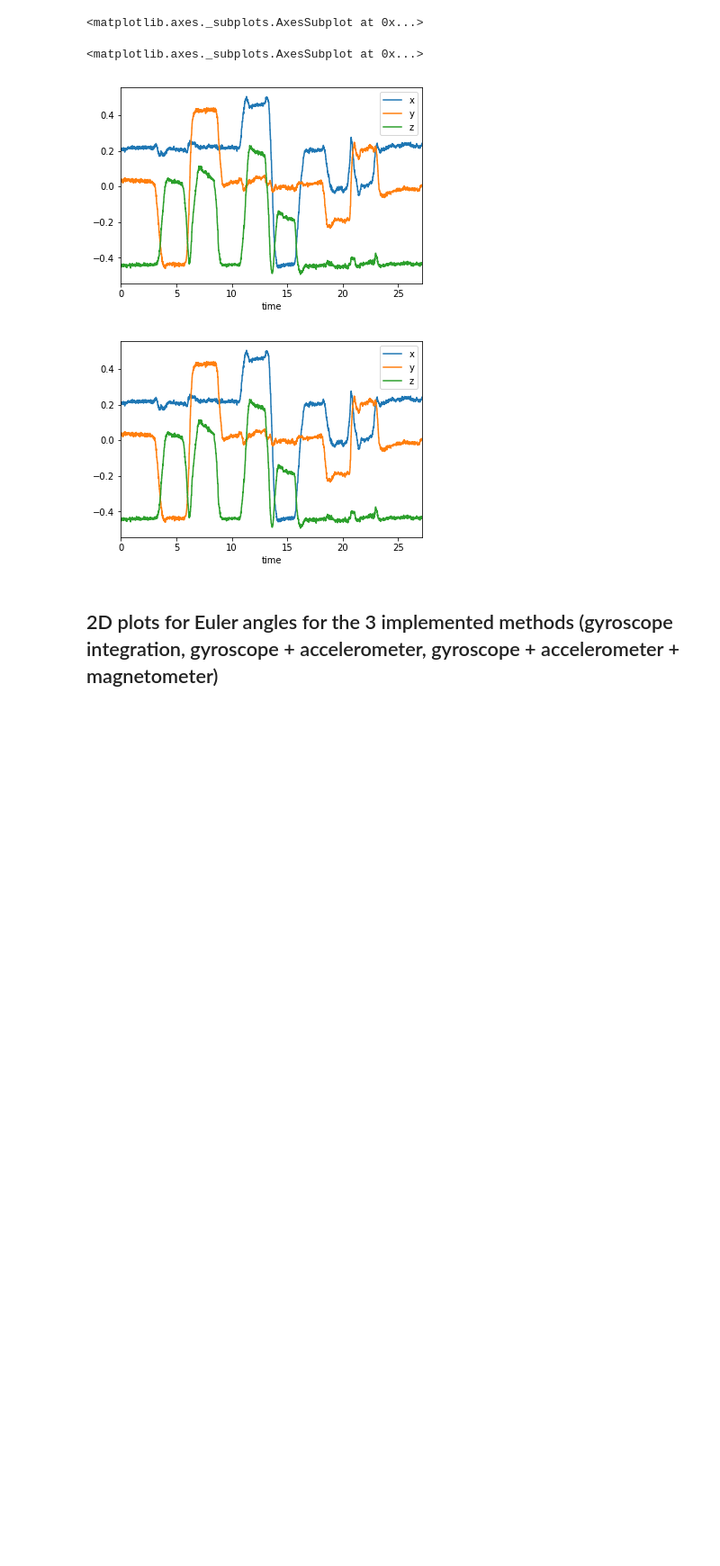
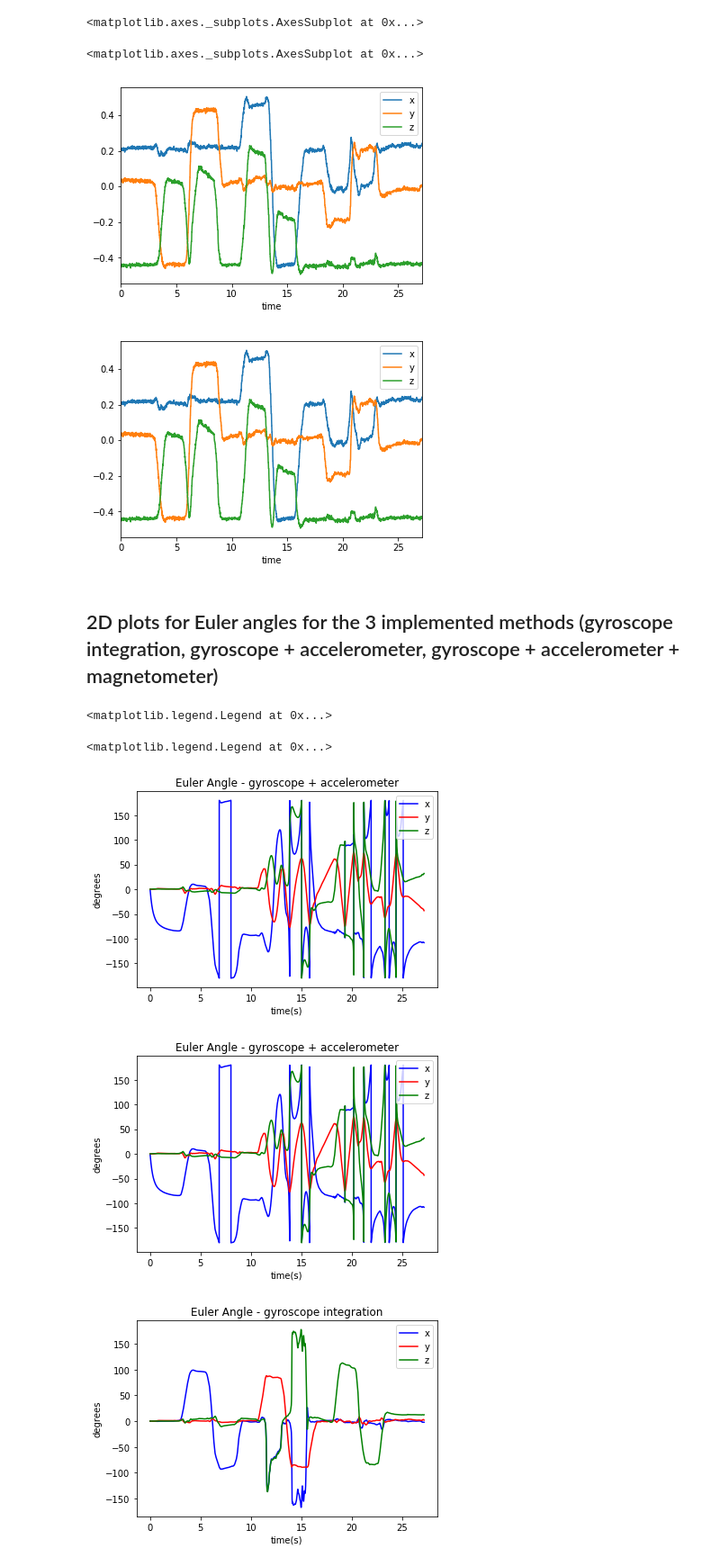
Before and after one commit to Fatema/imu, a Jupyter notebook: imu-prototype.ipynb, the cells around one changed output. Shown at 90% size. Drawn from its saved outputs; the diff is of its cells as text; code cells hidden in the pictures; blank space fills up the shorter version.

```diff
--- a/imu-prototype.ipynb
+++ b/imu-prototype.ipynb
@@ -222,7 +222,7 @@ def quaternions2euler(quaternion):
 
     # yaw (y-axis rotation)
     yaw = -math.asin(2 * q_x * q_z + 2 * q_w * q_y)
-    return np.array([[pitch, yaw, roll]])
+    return np.array([pitch, yaw, roll])
 # %% [markdown]
 The quaternion conjugate has the form of
 q' = q0 − iq1 − jq2 − kq3
@@ -253,20 +253,10 @@ $ q(v, \theta) = (cos(\theta/2), v_x sin(\theta/2), v_y sin(\theta/2), v_z sin(\
 def axisAngle2quaternion(axis, angle):
     v_x, v_y, v_z = axis[0]
     half_angle = angle / 2
-    return np.array([[math.cos(half_angle), v_x * math.sin(half_angle), v_y * math.sin(half_angle), v_z * math.sin(half_angle)]])
+    return np.array([[math.cos(half_angle), -v_x * math.sin(half_angle), -v_y * math.sin(half_angle), -v_z * math.sin(half_angle)]])
 # %% [markdown]
 ### dead reckoning filter
 $q_{k-1}$ represent the estimated orientation at stage k - 1, $q_0$ equals the intial, identity quaternion.
 $q(v, \theta)$ represent the axis-angle representation of gyroscope reading at stage k, $w_k$, where $v = \frac{w_k}{||w_k||}$ and $\theta = ||w_k||\Delta t$
 The estimated orientation for the stage k:
 $$q_{k} = q_{k-1} \otimes q(v, \theta)$$
-# %%
-q = np.array([[1.0,0,0,0]])
-orientation_est = [q]
-dt = 0.003906
-for index, row in gyroscope_data.iterrows():
-    q_gyro = np.array([[0, row['x'], row['y'], row['z']]])
-    q_dot = 0.5 * quaternions_product(q, q_gyro)
-    q = np.add(q, q_dot * dt)
-    q = np.divide(q, np.sqrt(np.sum(np.square(q)))) #normalize
-    orientation_est += [q]
@@ -335,7 +319,7 @@ def imu_gyro(n, gyroscope_data,
         v = np.divide(w_k, l)
         theta = l * dt
         q_gyro = axisAngle2quaternion(v, theta)
-        q_k = quaternions_product(q[i], q_gyro)
+        q_k = quaternions_product(q_gyro, q[i]) # the book have the product swapped between those two
 
         q += [q_k]
 
@@ -693,0 +654,58 @@ plt.legend(loc='upper right')
+# %%
+plt.clf()
+
+time = imu_data['time'].values
+
+plt.figure(0)
+plt.xlabel('time(s)')
+plt.ylabel('degrees')
+plt.title('Euler Angle - gyroscope integration')
+xdata = []
+ydata = []
+zdata = []
+for row in euler_imu_gyro:
+    xdata += [row[0][0]]
+    ydata += [row[0][1]]
+    zdata += [row[0][2]]
+plt.plot(time, xdata, linestyle='-', color='b', label='x')
+plt.plot(time, ydata, linestyle='-', color='r', label='y')
+plt.plot(time, zdata, linestyle='-', color='g', label='z')
+plt.legend(loc='upper right')
+
+plt.figure(1)
+plt.xlabel('time(s)')
+plt.ylabel('degrees')
+plt.title('Euler Angle - gyroscope + accelerometer')
+xdata = []
+ydata = []
+zdata = []
+for row in euler_imu_gyro_acc:
+    xdata += [row[0][0]]
+    ydata += [row[0][1]]
+    zdata += [row[0][2]]
+plt.plot(time, xdata, linestyle='-', color='b', label='x')
+plt.plot(time, ydata, linestyle='-', color='r', label='y')
+plt.plot(time, zdata, linestyle='-', color='g', label='z')
+plt.legend(loc='upper right')
+
+plt.figure(2)
+plt.xlabel('time(s)')
+plt.ylabel('degrees')
+plt.title('Euler Angle - gyroscope + accelerometer + magnetometer')
+xdata = []
+ydata = []
+zdata = []
+for row in euler_imu_gyro_acc:
+    xdata += [row[0][0]]
+    ydata += [row[0][1]]
+    zdata += [row[0][2]]
+plt.plot(time, xdata, linestyle='-', color='b', label='x')
+plt.plot(time, ydata, linestyle='-', color='r', label='y')
+plt.plot(time, zdata, linestyle='-', color='g', label='z')
+plt.legend(loc='upper right')
+# %% [output]
+<matplotlib.legend.Legend at 0x...>
+<matplotlib.legend.Legend at 0x...>
+[figure, added]
+[figure, added]
+[figure, added]
```
Also changed, not shown: parts of 6 cells of this notebook.
